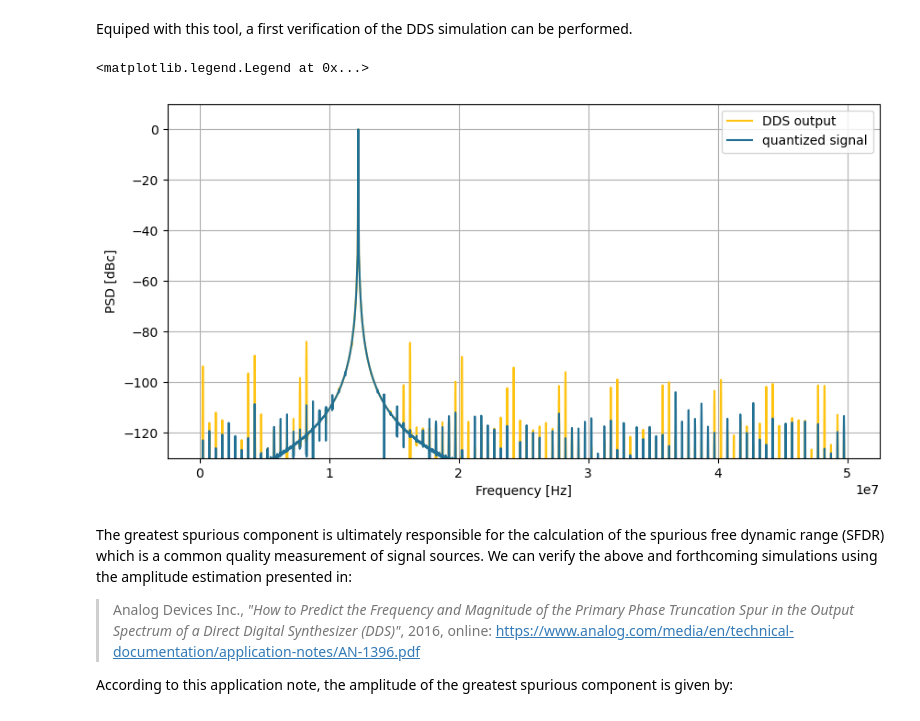
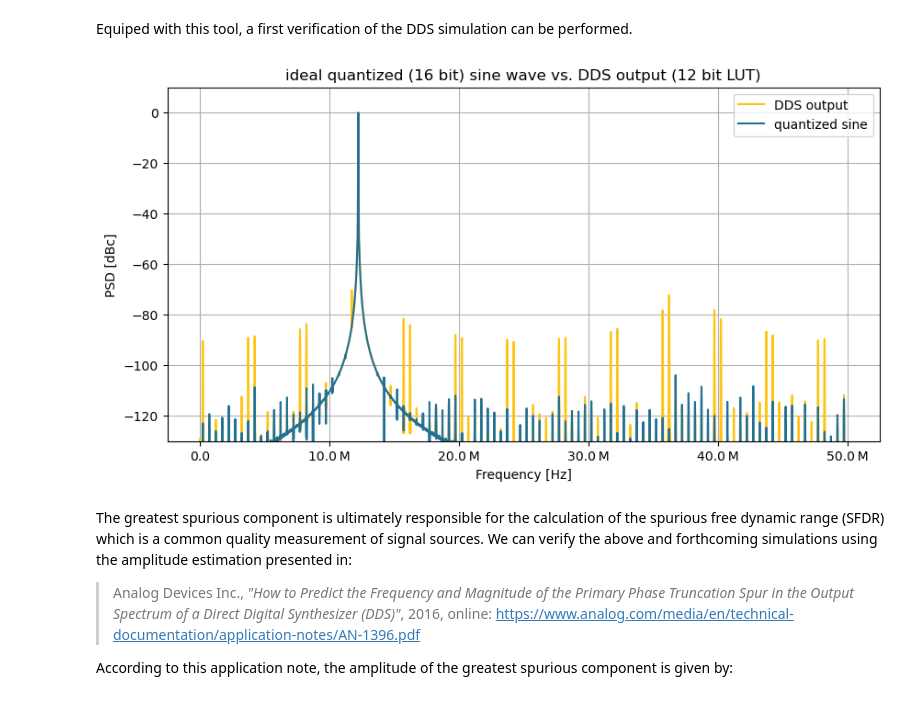
Before and after one commit to mnemocron/dds-spur-techniques, a Jupyter notebook: jupyter/dds-paper.ipynb, the cells around one changed output. Cells and saved outputs as stored; diff of their text form; code cells hidden in the pictures.

```diff
--- a/jupyter/dds-paper.ipynb
+++ b/jupyter/dds-paper.ipynb
@@ -64,11 +62,11 @@ green_dark   = "#12CBC4"
 # %% [markdown]
 Global settings for all of the simulations
 # %%
-M = 16            # waveform quanitzation, equal to DAC resolution
+P = 16            # waveform quanitzation, equal to DAC resolution
 N = 32            # total width of the phase accumulator
 dsp_width = 18    # DSP precision in bit - compare with Xilinx DSP48E2 "DSP Slice"
 
-fs = 200E+6       # sampling rate
-fo = 1.123456E6   # desired output signal frequency
+fs = 100E+6       # sampling rate
+fo = 0.25E6       # desired output signal frequency
 T = int(6000)     # number of output samples to be simulated for FFT
 # %% [markdown]
@@ -75,21 +75,21 @@ T = int(6000)     # number of output samples to be simulated for FFT
 For reference purposes, let us create an ideal signal that is only affected by quantization of the DAC.
 # %%
-def pure_sin(M_dac, fs, fo, T):
-    return (1.0+np.sin(2*np.pi*fo/fs*np.linspace(0,T-1,T)) * 2**(M_dac-1)).astype('int64')
+def pure_sin(P, fs, fo, T):
+    return (1.0+np.sin(2*np.pi*fo/fs*np.linspace(0,T-1,T)) * 2**(P-1)).astype('int64')
 # %% [markdown]
 Let us consider the most basic DDS. The LUT consists of $N=2^{W}$ samples representing a full sine wave. Next, the phase accumulator is incremented using the frequency counter word $\mathrm{FCW}={2^{N}\frac{f_S}{f_O}}$. This is then used to derrive the counter value $t$. The truncation of the least significant bits is performed by a bit shift to the right. The remaining most significant bits are then used as the address to the LUT to convert the phase value to an amplitude.
 # %%
-def dds(M_dac, N_fcw, W_lut, f_s, f_o, T):
-    n_lut = 2**W_lut
+def dds(P, N, M, f_s, f_o, T):
+    n_lut = 2**M
     lut_x = np.linspace(0,n_lut-1, n_lut)/n_lut
     # generate LUT with sine values scaled and quantized to the unsigned int type of the DAC resolution
-    lut_y = ((1.0+np.sin(2*np.pi*lut_x)) * 2**(M_dac-1)).astype('int64')
-    fcw = np.floor( (2**N_fcw)*f_o/f_s ).astype('int64')  # calculate FCW
+    lut_y = ((1.0+np.sin(2*np.pi*lut_x)) * 2**(P-1)).astype('int64')
+    fcw = np.floor( (2**N)*f_o/f_s ).astype('int64')  # calculate FCW
     t = np.linspace(0,T-1, T).astype('int64')             # prepare phase accumulator
     t = t*fcw                                             # sample number x FCW increment
-    t = np.mod(t, 2**N_fcw)                               # accumulator overflow
-    W_lsb = (N_fcw-W_lut)                                 # truncate to LUT address width
-    t_msb = np.right_shift(t, W_lsb)                      # convert to LUT address range
+    t = np.mod(t, 2**N)                               # accumulator overflow
+    W = (N-M)                                 # truncate to LUT address width
+    t_msb = np.right_shift(t, W)                      # convert to LUT address range
     s = lut_y[t_msb]
     return s
 # %% [markdown]
@@ -108,22 +108,24 @@ def get_welch_psd(s, fs, T):
 # %% [markdown]
 Equiped with this tool, a first verification of the DDS simulation can be performed.
 # %%
-x = dds(16, 32, 14, 100E6, 12.25E6, 6000)
+x = dds(16, 32, 12, 100E6, 12.25E6, 6000)
 y = pure_sin(16, 100E6, 12.25E6, 6000)
 f,X = get_welch_psd(x, 100E6, 6000)
 f,Y = get_welch_psd(y, 100E6, 6000)
 
 fig, ax = plt.subplots(figsize=(10, 5))
+ax.set_title(f"ideal quantized (16 bit) sine wave vs. DDS output (12 bit LUT)")
 ax.plot(f, X, color=yellow_light, label="DDS output")
-ax.plot(f, Y, color=blue_dark,    label="quantized signal")
+ax.plot(f, Y, color=blue_dark,    label="quantized sine")
 ax.grid()
 ax.set_xlabel("Frequency [Hz]")
 ax.set_ylabel("PSD [dBc]")
 ax.set_ylim([-130, 10])
 ax.legend()
+ax.xaxis.set_major_formatter(EngFormatter(places=1, sep="\N{THIN SPACE}"))
+plt.savefig("spec_dds_sine.pdf", format="pdf")
 # %% [output]
-<matplotlib.legend.Legend at 0x...>
-[figure, old version]
+[figure, new version]
 # %% [markdown]
 The greatest spurious component is ultimately responsible for the calculation of the spurious free dynamic range (SFDR) which is a common quality measurement of signal sources.
 We can verify the above and forthcoming simulations using the amplitude estimation presented in:
```
Also changed, not shown: parts of 23 cells of this notebook, 7 other files.
